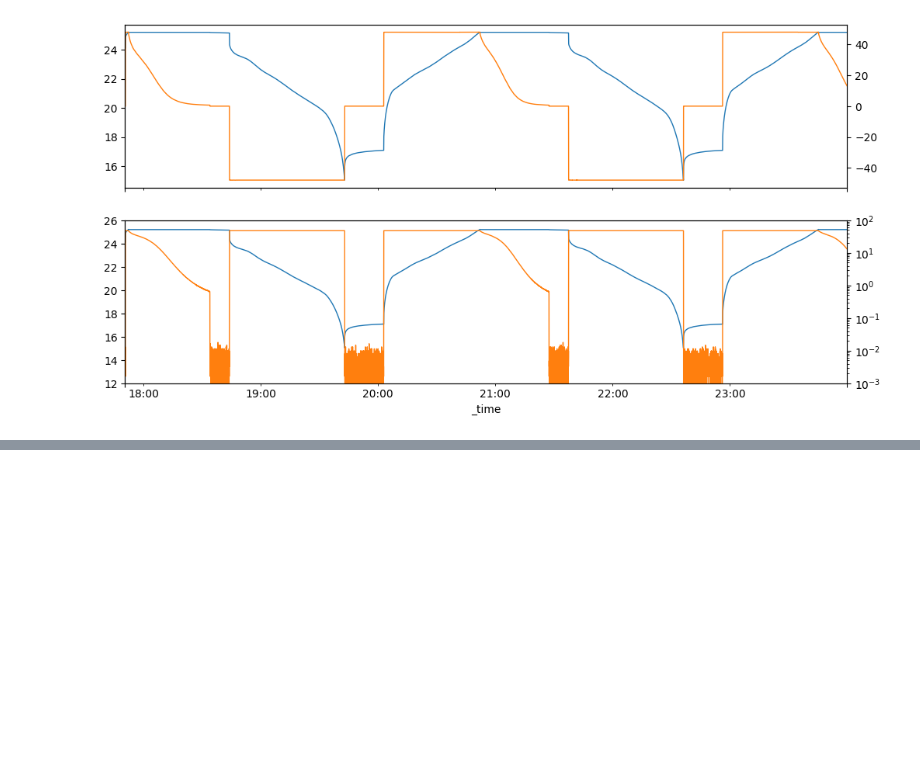
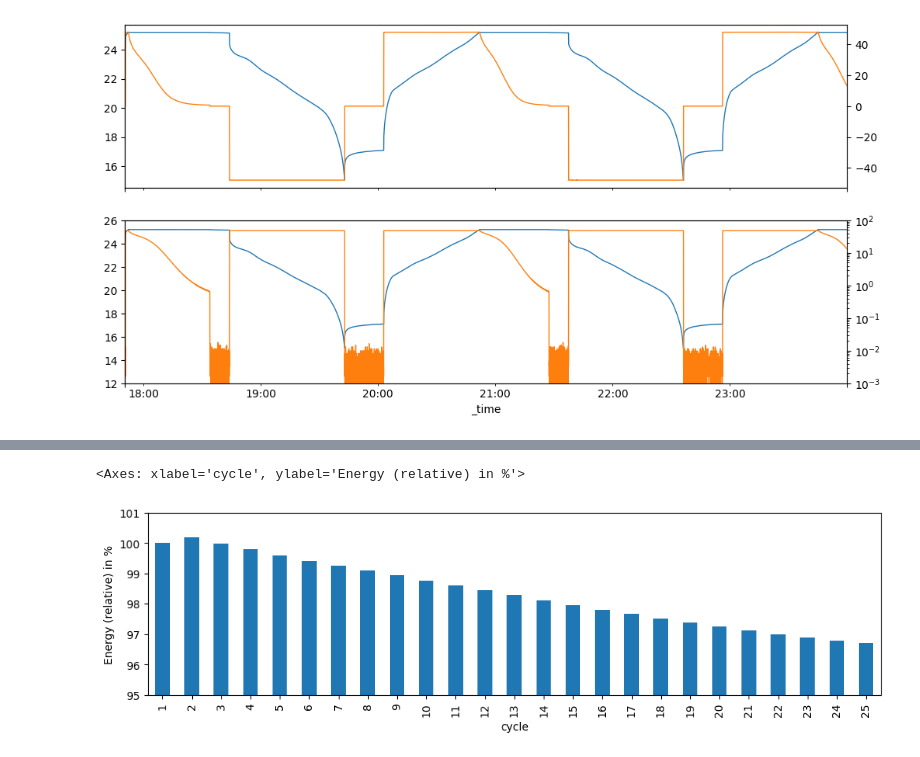
Before and after one commit to starcopter/pack-cycle-analysis, a Jupyter notebook: Analysis.ipynb, the cells around one changed output, grey strips where cells are left out. Cells and saved outputs as stored; diff of their text form; code cells hidden in the pictures; blank space fills up the shorter version.

Commit message:
🧐 finish cycle analysis
A nice reoprt with proper graphics is still missing, though.

```diff
--- a/Analysis.ipynb
+++ b/Analysis.ipynb
@@ -4,5 +5,5 @@ import matplotlib.pyplot as plt
 # %%
-df = pd.read_parquet("data/UN38.3/source.parquet", columns=["_time", "voltage", "current"]).set_index("_time")
-df.index = df.index.tz_convert("Europe/Berlin")
-df.info()
+source = pd.read_parquet("data/UN38.3/source.parquet", columns=["_time", "voltage", "current"]).set_index("_time")
+source.index = source.index.tz_convert("Europe/Berlin")
+source.describe()
 # %% [output]
@@ -71,0 +108,5 @@ cycles
+# %%
+(cycles["dsg_energy_Wh"] / cycles.loc[1, "dsg_energy_Wh"]).mul(100).plot.bar(figsize=(12, 3), ylim=(95, 101), ylabel="Energy (relative) in %")
+# %% [output]
+<Axes: xlabel='cycle', ylabel='Energy (relative) in %'>
+[figure, added]
```
Also changed, not shown: parts of 6 cells of this notebook, 1 other file.
